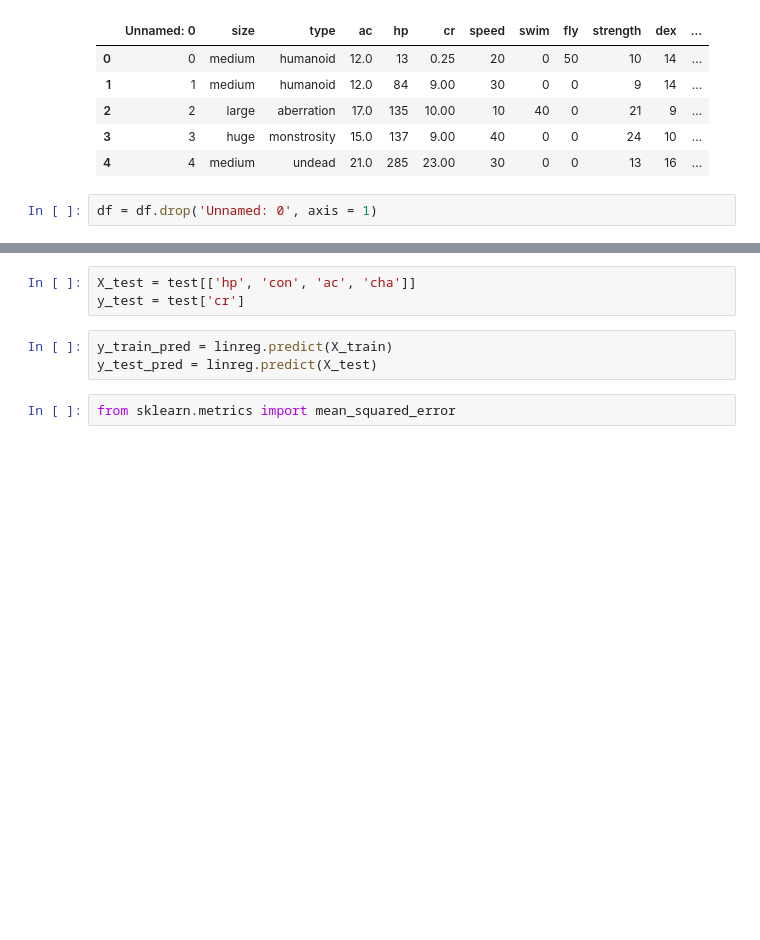
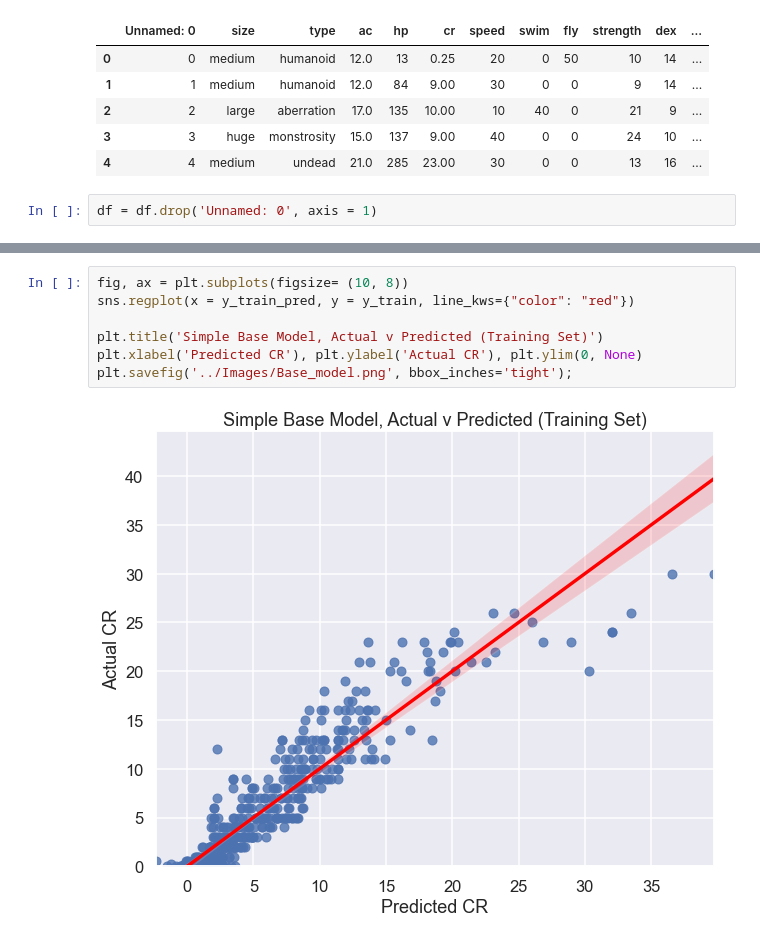
Before and after one commit to MossyJossy/Capstone-DnD-Monsters, a Jupyter notebook: code/Regression Modelling.ipynb, the cells around one changed output, grey strips where cells are left out. Drawn from its saved outputs; the diff is of its cells as text; blank space fills up the shorter version.

```diff
--- a/code/Regression Modelling.ipynb
+++ b/code/Regression Modelling.ipynb
@@ -74,8 +79,9 @@ LinearRegression()
-# %%
-X_test = test[['hp', 'con', 'ac', 'cha']]
-y_test = test['cr']
-# %%
-y_train_pred = linreg.predict(X_train)
-y_test_pred = linreg.predict(X_test)
-# %%
-from sklearn.metrics import mean_squared_error
+# %%
+fig, ax = plt.subplots(figsize= (10, 8))
+sns.regplot(x = y_train_pred, y = y_train, line_kws={"color": "red"})
+
+plt.title('Simple Base Model, Actual v Predicted (Training Set)')
+plt.xlabel('Predicted CR'), plt.ylabel('Actual CR'), plt.ylim(0, None)
+plt.savefig('../Images/Base_model.png', bbox_inches='tight');
+# %% [output]
+[figure, added]
```
Also changed, not shown: parts of 39 cells of this notebook, 21 other files.
